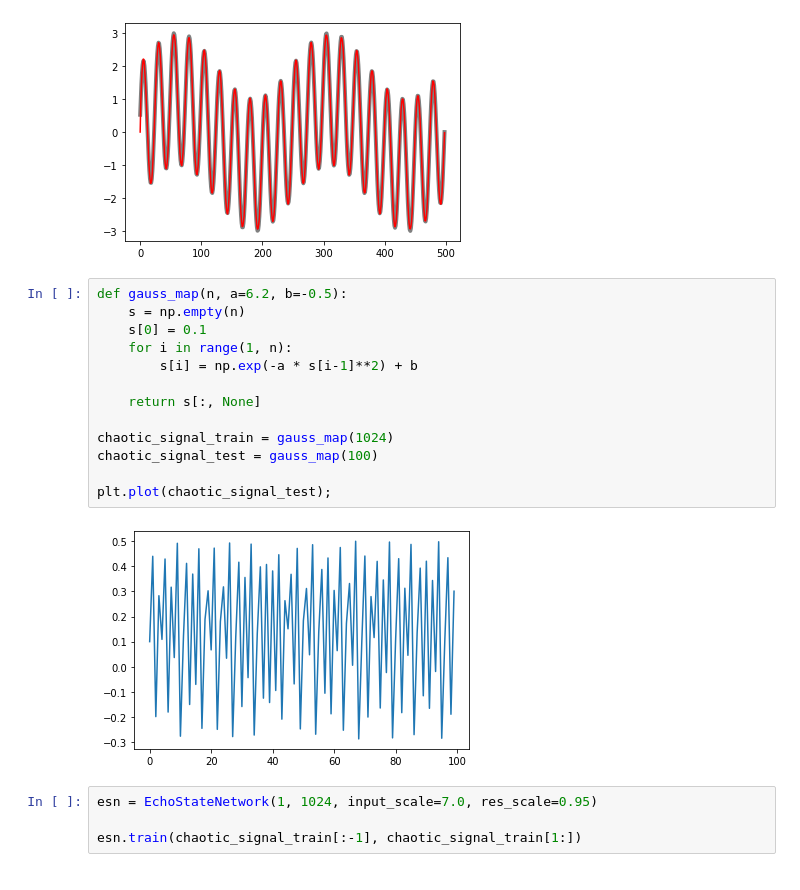
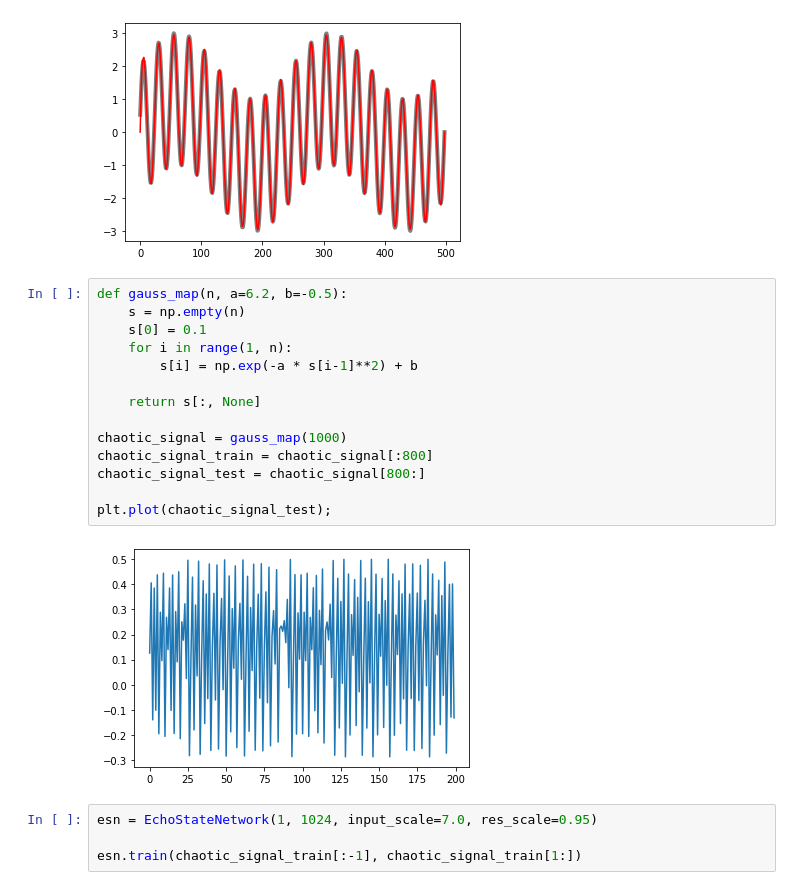
Before and after one commit to idfah/notebooks, a Jupyter notebook: neural-nets/intro_to_echo_state_nets.ipynb, the cells around one changed output. Saved outputs shown, nothing was run; the diff lists cells and outputs as text.

Commit message:
in ESN intro, fix train/test split for gauss map example

```diff
--- a/neural-nets/intro_to_echo_state_nets.ipynb
+++ b/neural-nets/intro_to_echo_state_nets.ipynb
@@ -315,18 +315,19 @@ plt.plot(result[:-1], color='red');
 # %%
 def gauss_map(n, a=6.2, b=-0.5):
     s = np.empty(n)
     s[0] = 0.1
     for i in range(1, n):
         s[i] = np.exp(-a * s[i-1]**2) + b
 
     return s[:, None]
 
-chaotic_signal_train = gauss_map(1024)
-chaotic_signal_test = gauss_map(100)
+chaotic_signal = gauss_map(1000)
+chaotic_signal_train = chaotic_signal[:800]
+chaotic_signal_test = chaotic_signal[800:]
 
 plt.plot(chaotic_signal_test);
 # %% [output]
-[figure, old version]
+[figure, new version]
 # %%
 esn = EchoStateNetwork(1, 1024, input_scale=7.0, res_scale=0.95)
 
```
Also changed, not shown: parts of 12 cells of this notebook.
